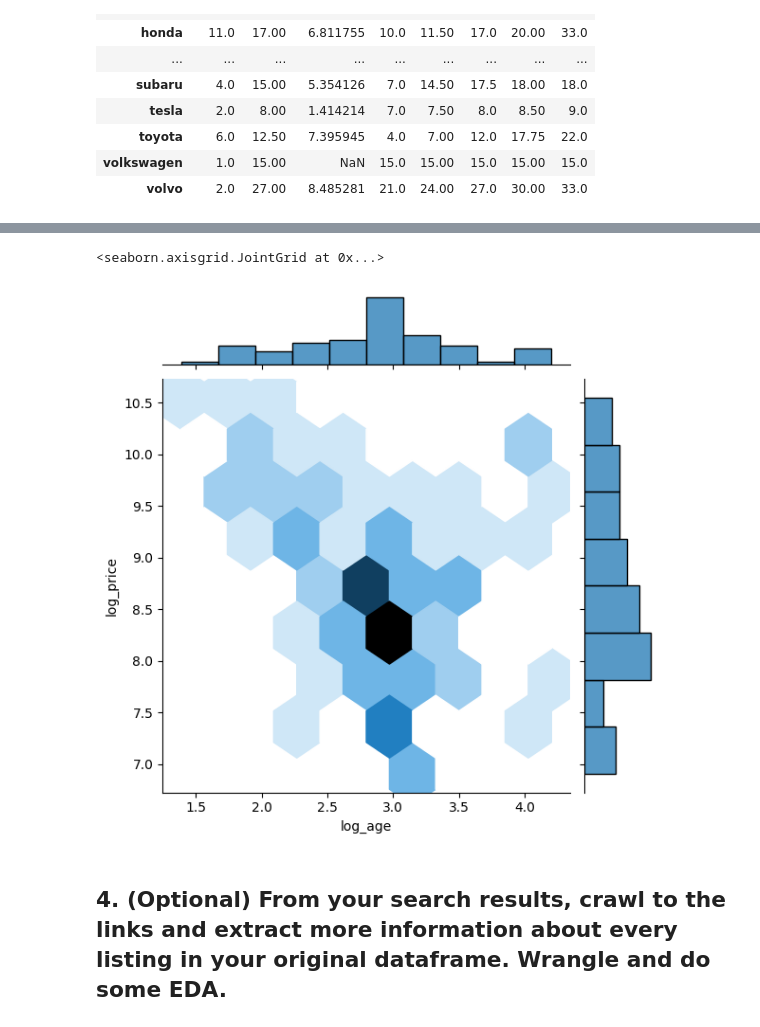
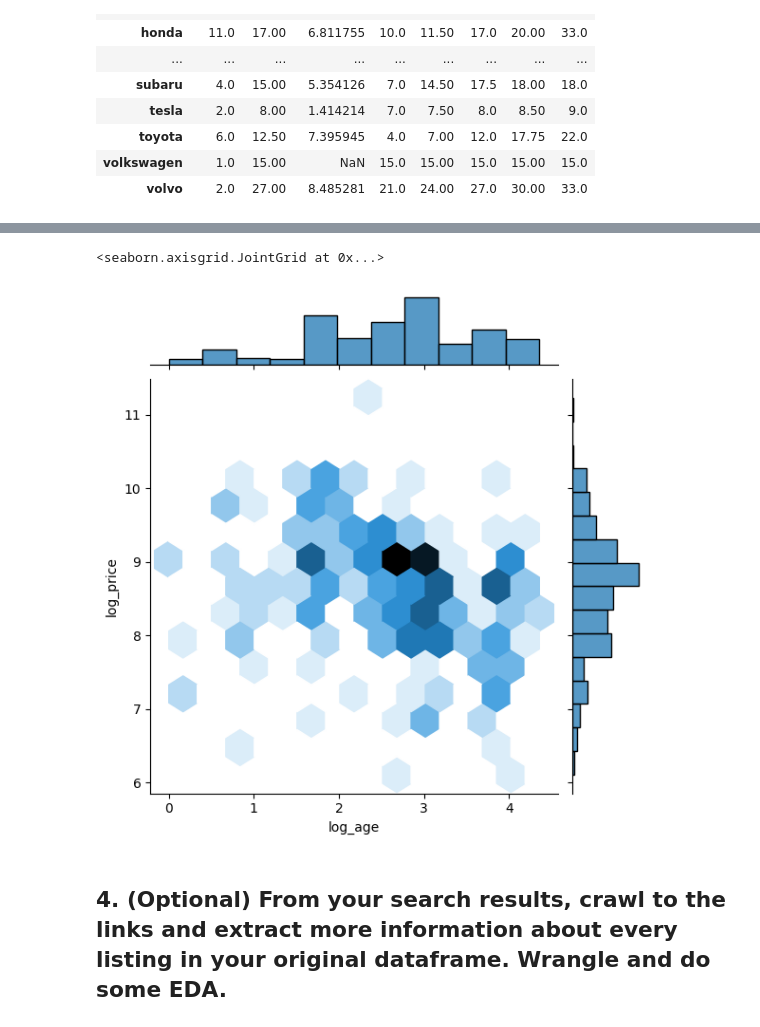
Before and after one commit to deancuva/labs, a Jupyter notebook: 02_scraping/lab_notebook.ipynb, the cells around one changed output, grey strips where cells are left out. Cells and saved outputs as stored; diff of their text form; code cells hidden in the pictures.

```diff
--- a/02_scraping/lab_notebook.ipynb
+++ b/02_scraping/lab_notebook.ipynb
@@ -205,8 +207,12 @@ log_age    -0.326115  1.000000
 # %%
+df = df[(df['price'] > 0) & (df['age'] > 0)]
+df['log_price'] = np.log(df['price'])
+df['log_age'] = np.log(df['age'])
+
 sns.jointplot(data=df, x='log_age', y='log_price',kind='hex')
 # %% [output]
 <seaborn.axisgrid.JointGrid at 0x...>
-[figure, old version]
+[figure, new version]
 # %% [markdown]
 ## 4. (Optional) From your search results, crawl to the links and extract more information about every listing in your original dataframe. Wrangle and do some EDA.
 # %% [markdown]
```
Also changed, not shown: parts of 2 cells of this notebook.
